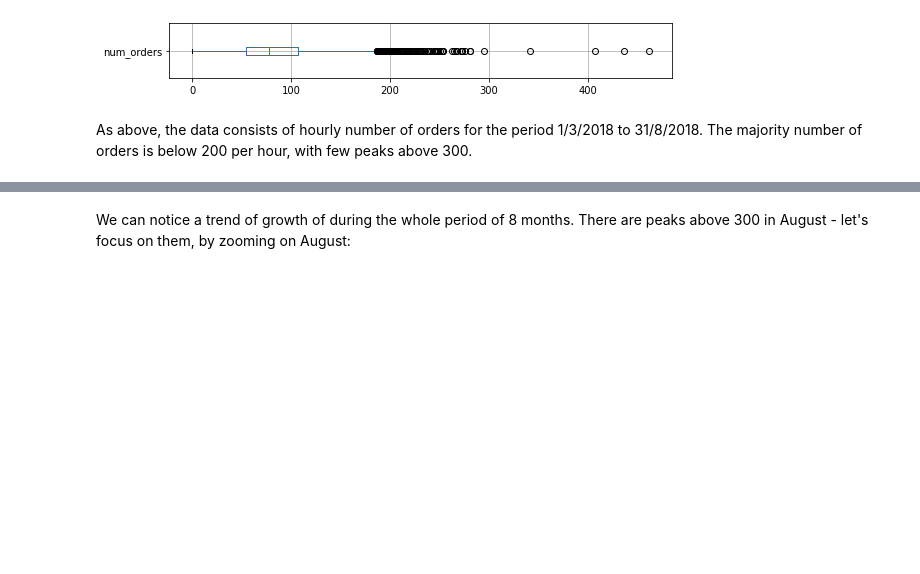
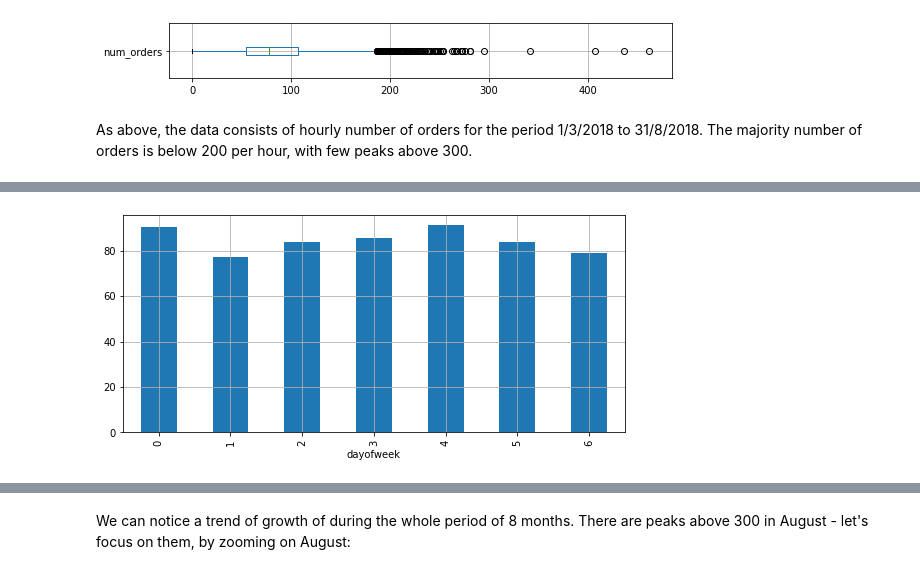
Before and after one commit to dnevo/Practicum, a Jupyter notebook: S13_Time_Series_taxi_orders_in_next_hour.ipynb, the cells around one changed output, grey strips where cells are left out. Cells and saved outputs as stored; diff of their text form; code cells hidden in the pictures; blank space fills up the shorter version.

```diff
--- a/S13_Time_Series_taxi_orders_in_next_hour.ipynb
+++ b/S13_Time_Series_taxi_orders_in_next_hour.ipynb
@@ -89,0 +95,4 @@ data1.plot(figsize=(16, 2));
+# %%
+data.groupby('dayofweek')['num_orders'].mean().plot(kind='bar', grid=True, figsize=(9, 4));
+# %% [output]
+[figure, added]
```
Also changed, not shown: parts of 20 cells of this notebook.
